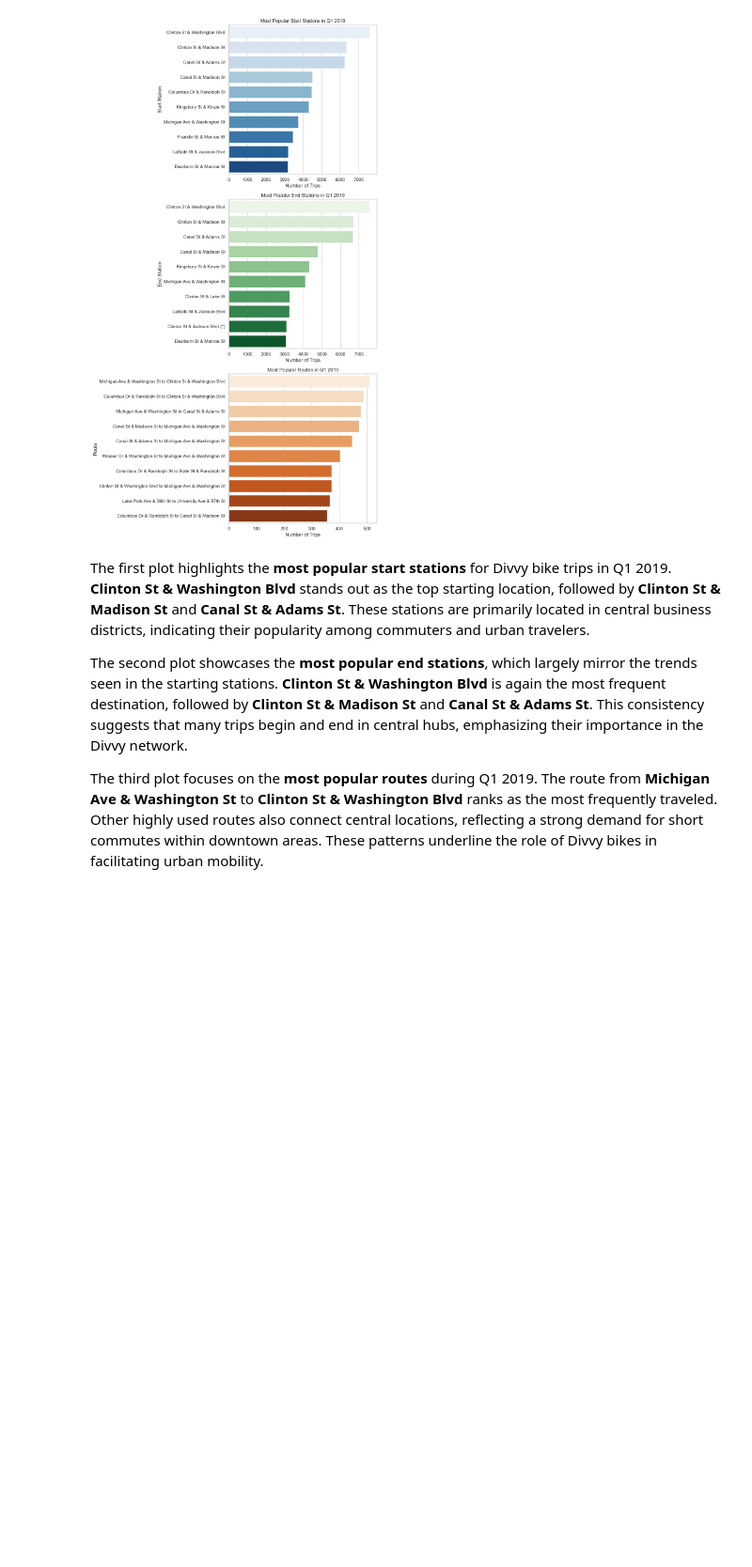
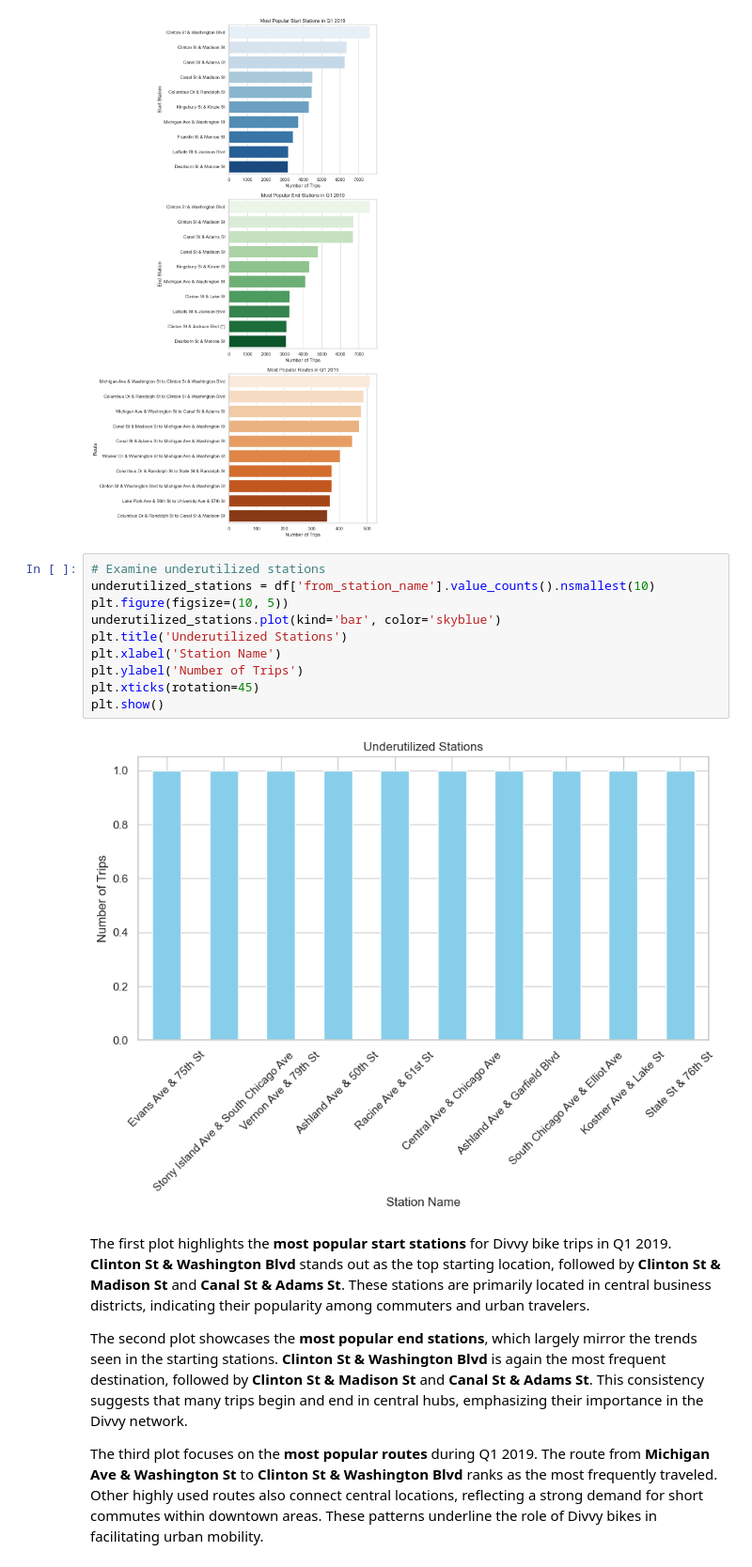
Before and after one commit to Galal-Abdelaziz/PFDA-project, a Jupyter notebook: project.ipynb, the cells around one changed output. Shown at 94% size. Saved outputs shown, nothing was run; the diff lists cells and outputs as text; blank space fills up the shorter version.

Commit message:
adding plots

```diff
--- a/project.ipynb
+++ b/project.ipynb
@@ -408,6 +401,18 @@ plt.tight_layout()
 plt.show()
 # %% [output]
 [figure]
+# %%
+# Examine underutilized stations
+underutilized_stations = df['from_station_name'].value_counts().nsmallest(10)
+plt.figure(figsize=(10, 5))
+underutilized_stations.plot(kind='bar', color='skyblue')
+plt.title('Underutilized Stations')
+plt.xlabel('Station Name')
+plt.ylabel('Number of Trips')
+plt.xticks(rotation=45)
+plt.show()
+# %% [output]
+[figure, added]
 # %% [markdown]
 The first plot highlights the **most popular start stations** for Divvy bike trips in Q1 2019. **Clinton St & Washington Blvd** stands out as the top starting location, followed by **Clinton St & Madison St** and **Canal St & Adams St**. These stations are primarily located in central business districts, indicating their popularity among commuters and urban travelers.
 
```
Also changed, not shown: parts of 3 cells of this notebook.
